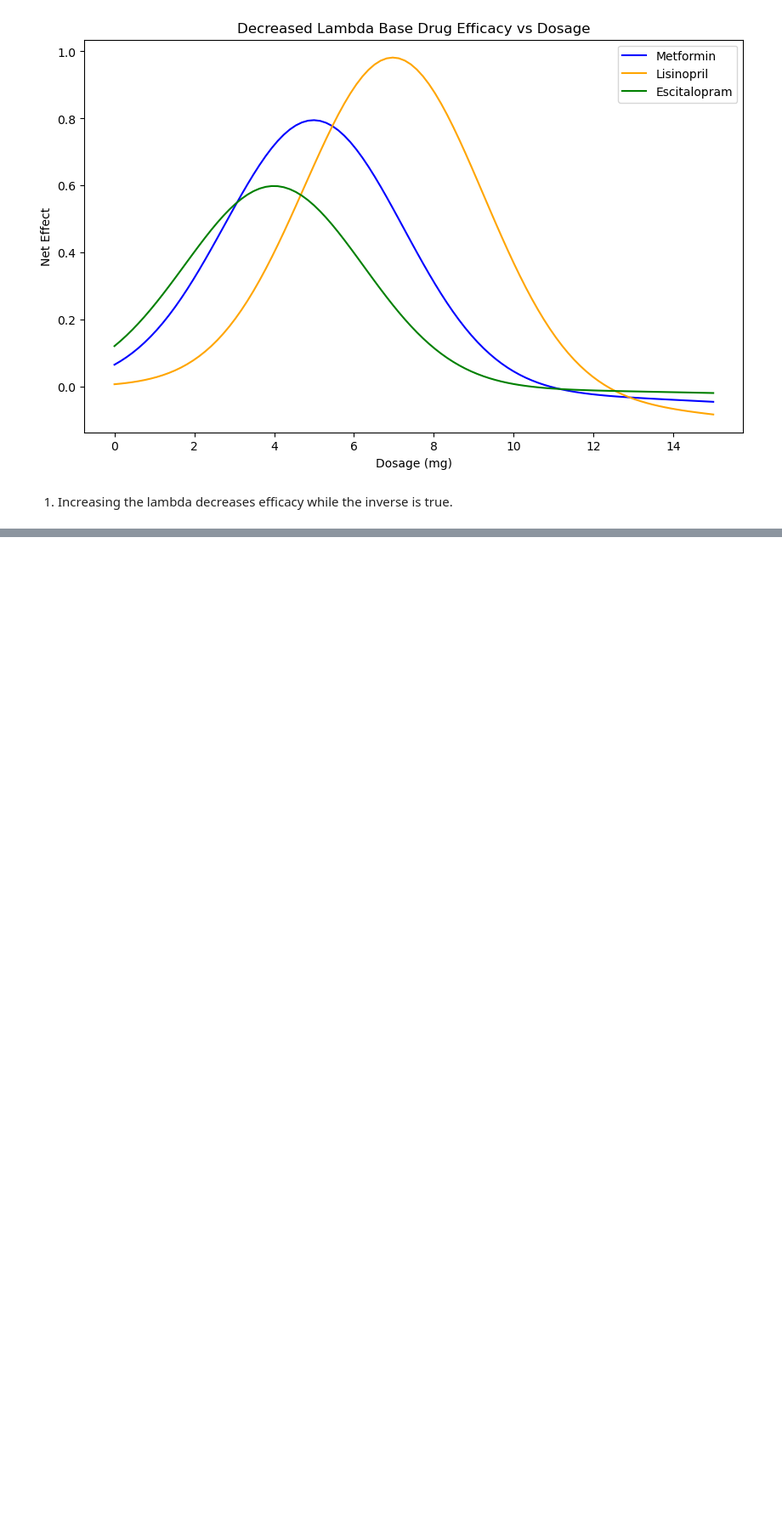
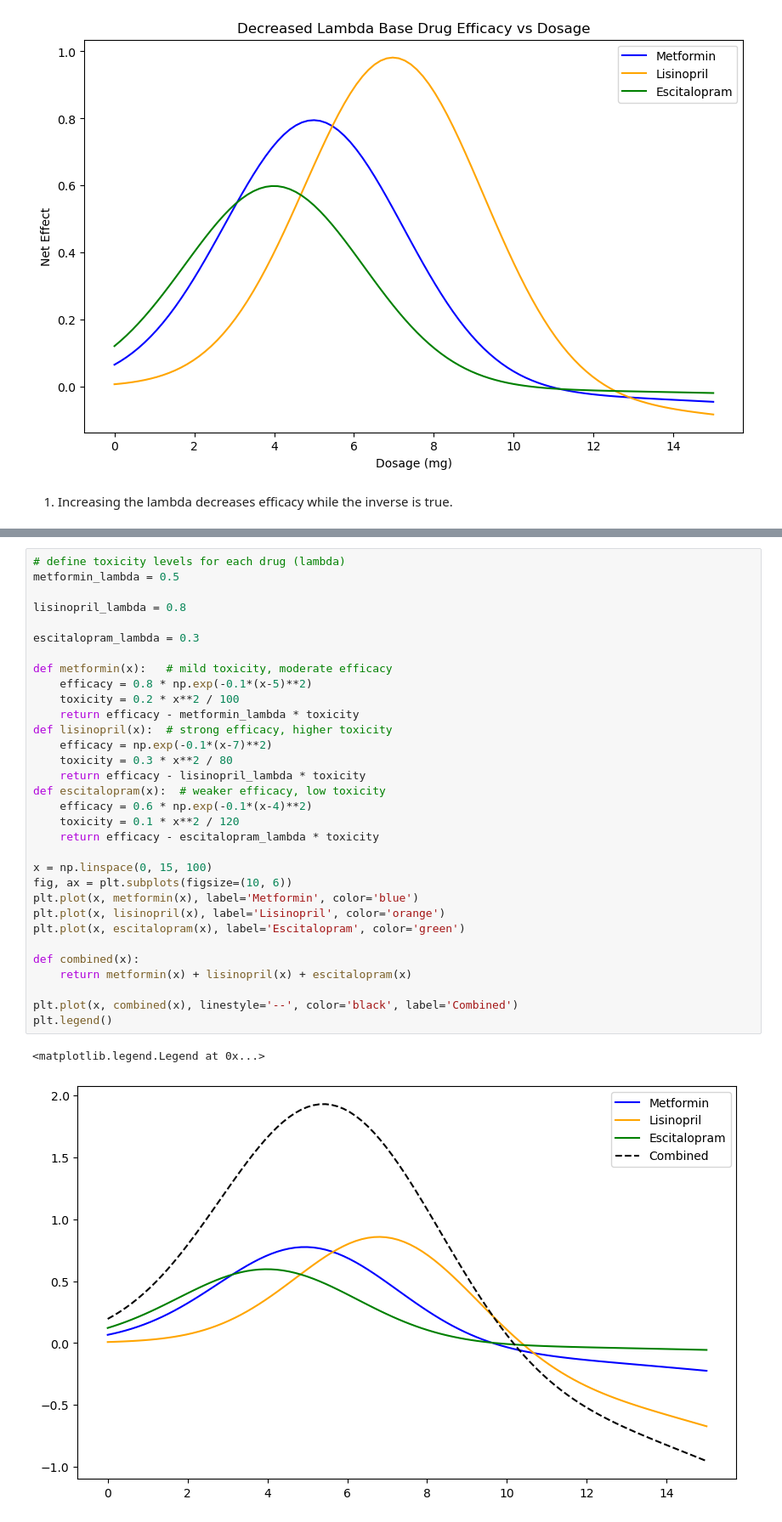
Before and after one commit to ktrnars/Module-2-Epidemics-SIR-Modeling-sameth, a Jupyter notebook: Notebook examples/optimization_drug_example.ipynb, the cells around one changed output, grey strips where cells are left out. Shown at 85% size. Cells and saved outputs as stored; diff of their text form; blank space fills up the shorter version.

```diff
--- a/Notebook examples/optimization_drug_example.ipynb
+++ b/Notebook examples/optimization_drug_example.ipynb
@@ -115,0 +111,35 @@ Newton's Method - Optimal Escitalopram Effect: 59.60%"
+# %%
+# define toxicity levels for each drug (lambda)
+metformin_lambda = 0.5
+
+lisinopril_lambda = 0.8
+
+escitalopram_lambda = 0.3
+
+def metformin(x):   # mild toxicity, moderate efficacy
+    efficacy = 0.8 * np.exp(-0.1*(x-5)**2)
+    toxicity = 0.2 * x**2 / 100
+    return efficacy - metformin_lambda * toxicity
+def lisinopril(x):  # strong efficacy, higher toxicity
+    efficacy = np.exp(-0.1*(x-7)**2)
+    toxicity = 0.3 * x**2 / 80
+    return efficacy - lisinopril_lambda * toxicity
+def escitalopram(x):  # weaker efficacy, low toxicity
+    efficacy = 0.6 * np.exp(-0.1*(x-4)**2)
+    toxicity = 0.1 * x**2 / 120
+    return efficacy - escitalopram_lambda * toxicity
+
+x = np.linspace(0, 15, 100)
+fig, ax = plt.subplots(figsize=(10, 6))
+plt.plot(x, metformin(x), label='Metformin', color='blue')
+plt.plot(x, lisinopril(x), label='Lisinopril', color='orange')
+plt.plot(x, escitalopram(x), label='Escitalopram', color='green')
+
+def combined(x):
+    return metformin(x) + lisinopril(x) + escitalopram(x)
+
+plt.plot(x, combined(x), linestyle='--', color='black', label='Combined')
+plt.legend()
+# %% [output]
+<matplotlib.legend.Legend at 0x...>
+[figure, added]
```
Also changed, not shown: parts of 6 cells of this notebook, 1 other file.
